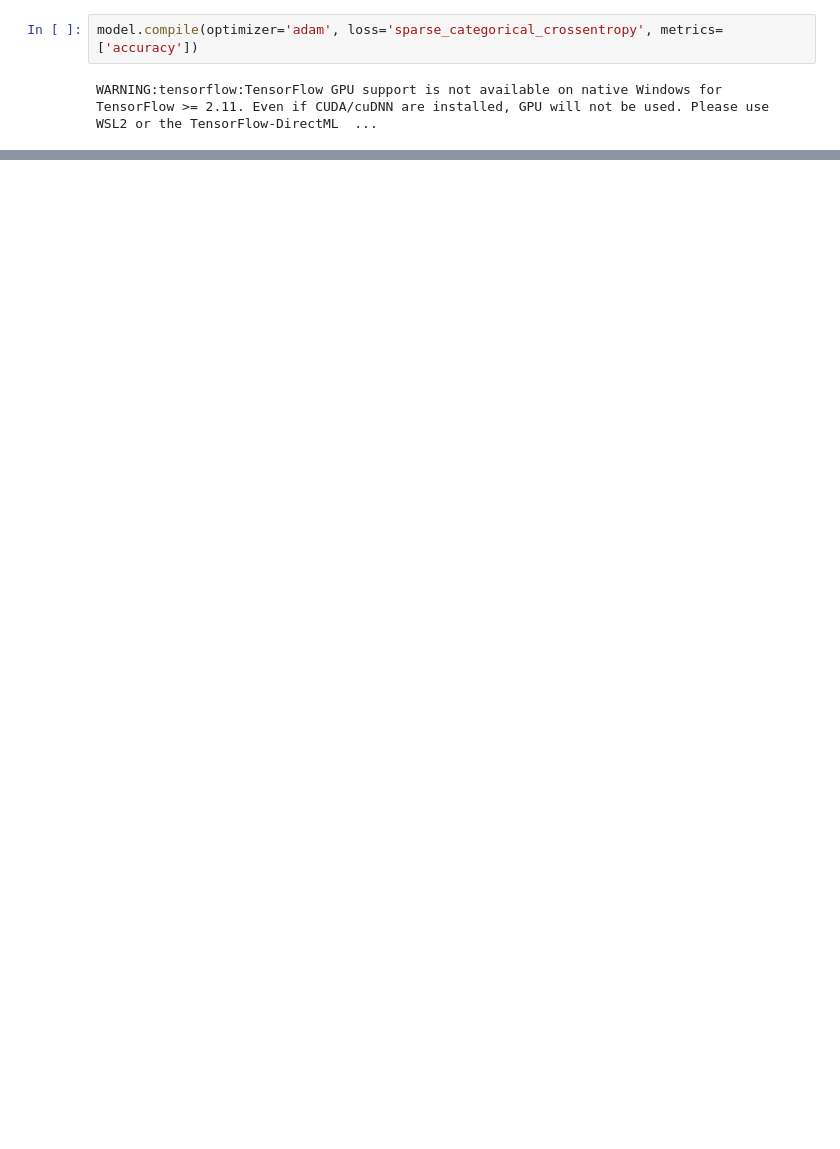
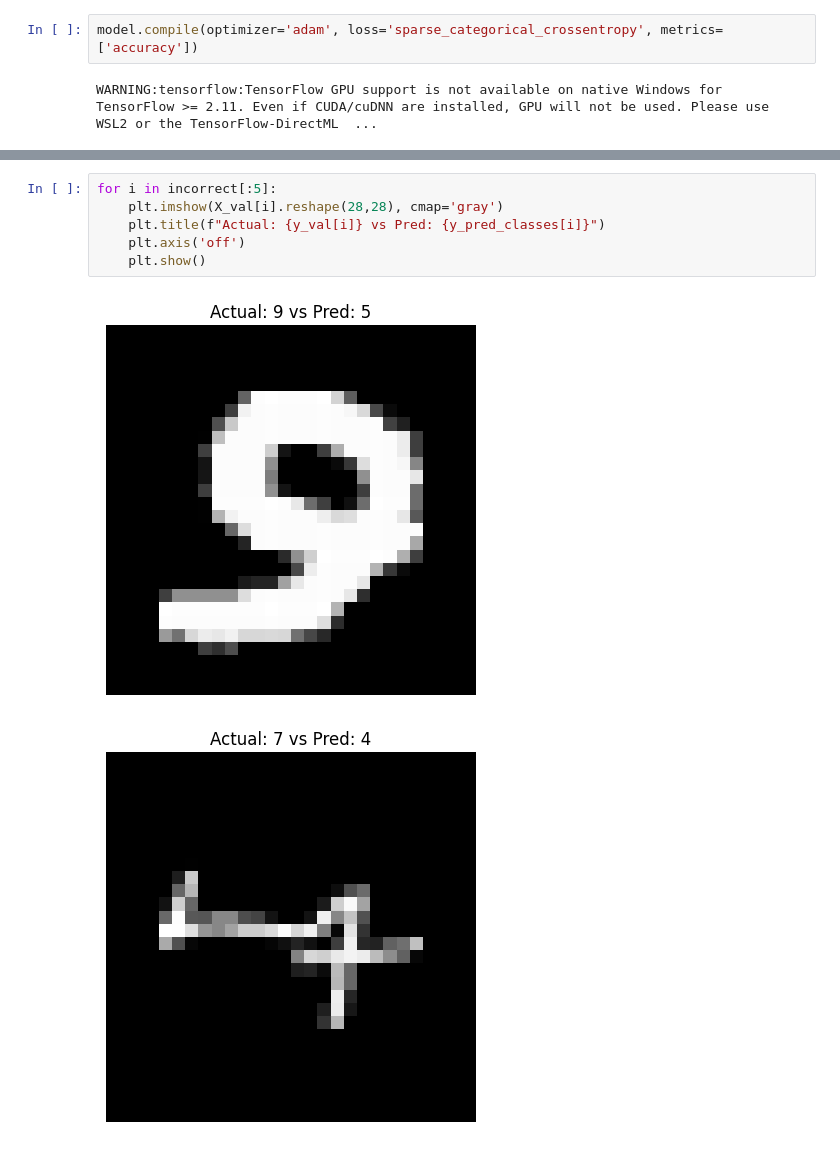
Before and after one commit to aradhana-ramesh/DigitRecognizer, a Jupyter notebook: digitrecognizer.ipynb, the cells around one changed output, grey strips where cells are left out. Cells and saved outputs as stored; diff of their text form; blank space fills up the shorter version.

```diff
--- a/digitrecognizer.ipynb
+++ b/digitrecognizer.ipynb
@@ -153,0 +270,9 @@ Validation accuracy: 0.9863095283508301
+# %%
+for i in incorrect[:5]:
+    plt.imshow(X_val[i].reshape(28,28), cmap='gray')
+    plt.title(f"Actual: {y_val[i]} vs Pred: {y_pred_classes[i]}")
+    plt.axis('off')
+    plt.show()
+# %% [output]
+[figure, added]
+[figure, added]
```
Also changed, not shown: parts of 13 cells of this notebook.
